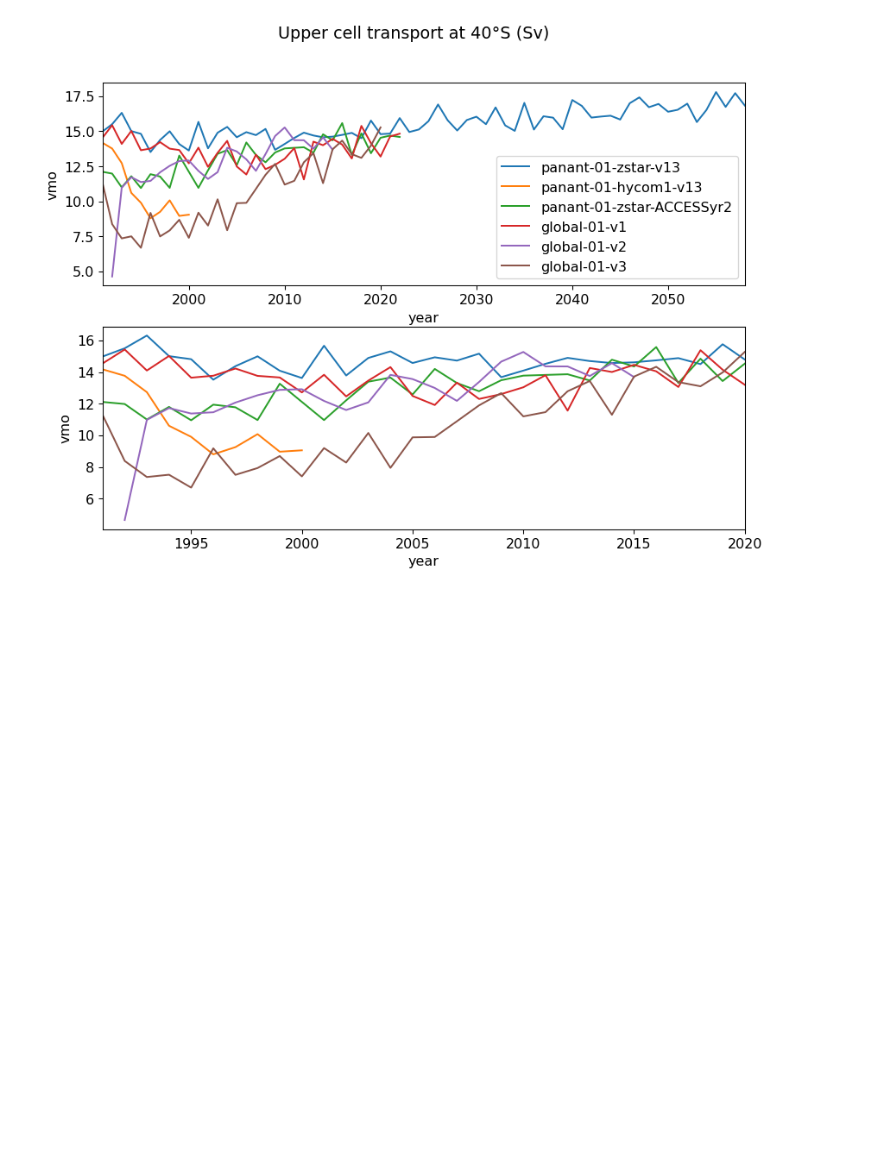
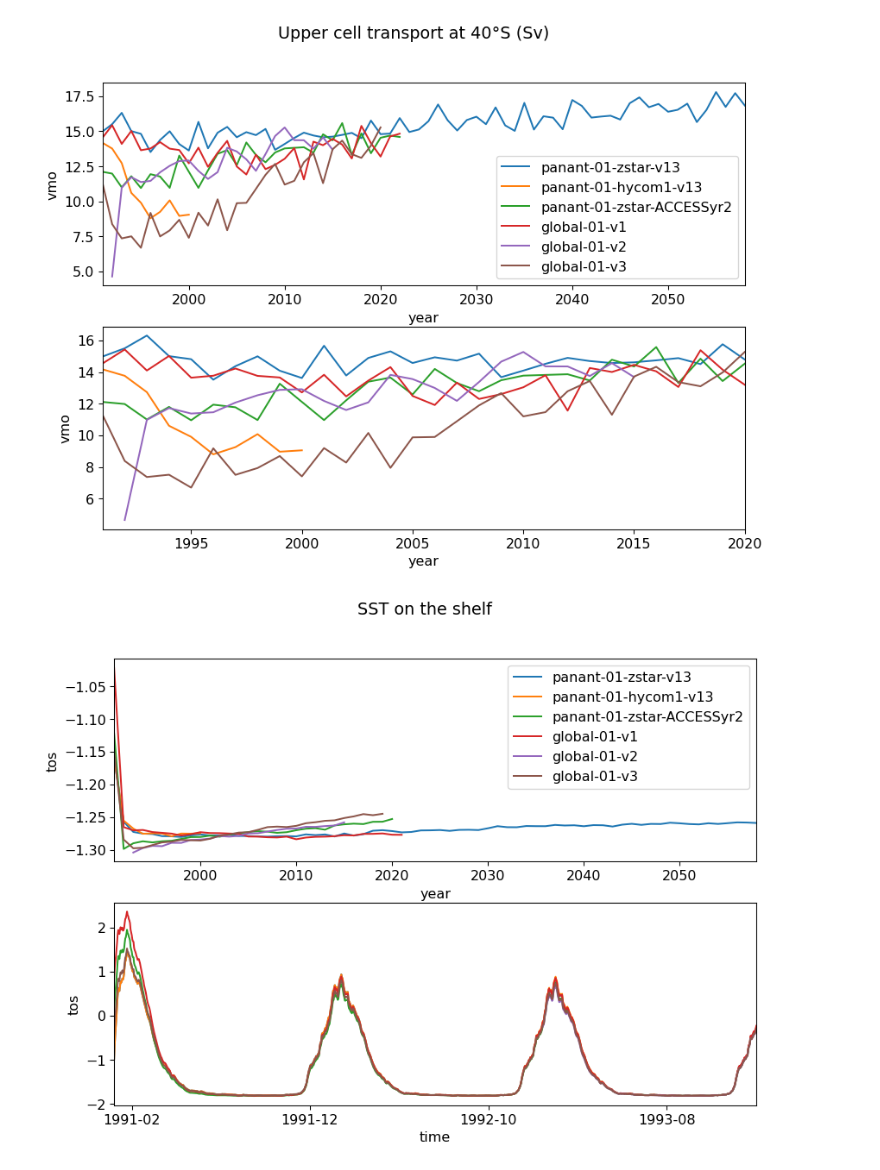
Before and after one commit to schmidt-christina/mom6_comparison, a Jupyter notebook: MOM6-01_assessment_timeseries.ipynb, the cells around one changed output. Cells and saved outputs as stored; diff of their text form; code cells hidden in the pictures; blank space fills up the shorter version.

```diff
--- a/MOM6-01_assessment_timeseries.ipynb
+++ b/MOM6-01_assessment_timeseries.ipynb
@@ -638,3 +663,25 @@ plt.suptitle('Upper cell transport at ' + str(np.abs(lat)) + '°S (Sv)')
 plt.show()
 # %% [output]
 [figure]
+# %%
+fig = plt.figure(figsize=(10, 7))
+
+plt.subplot(2, 1, 1)
+for i, ekey in enumerate(ekeys):
+    e = exptdict[ekey]
+    e['SST_shelf'].groupby('time.year').mean().plot(label=e['expt'])
+plt.autoscale(enable=True, axis='x', tight=True)
+plt.title('')
+plt.legend()
+
+plt.subplot(2, 1, 2)
+for i, ekey in enumerate(ekeys):
+    e = exptdict[ekey]
+    e['SST_shelf'].sel(time=slice(None, '1993')).plot(label=e['expt'])
+plt.autoscale(enable=True, axis='x', tight=True)
+plt.title('')
+
+plt.suptitle('SST on the shelf')
+plt.show()
+# %% [output]
+[figure, added]
```
Also changed, not shown: parts of 9 cells of this notebook, 1 other file.
